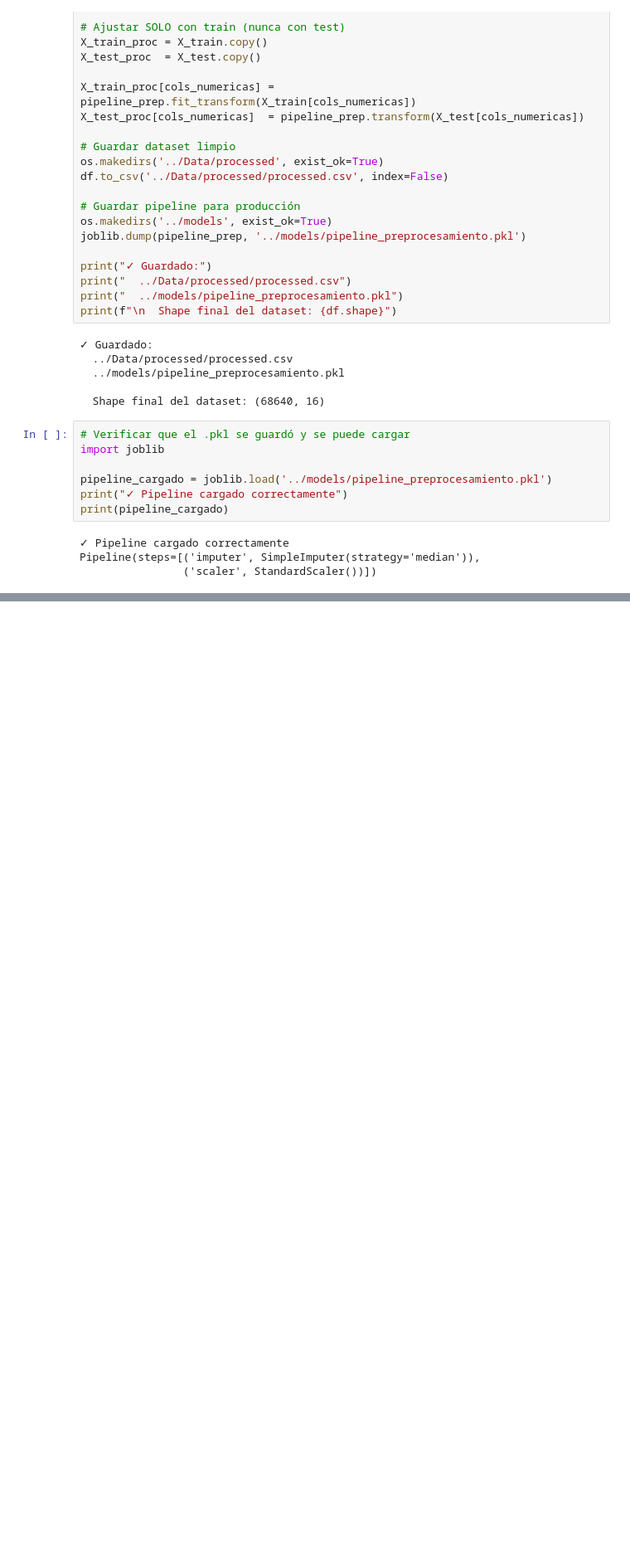
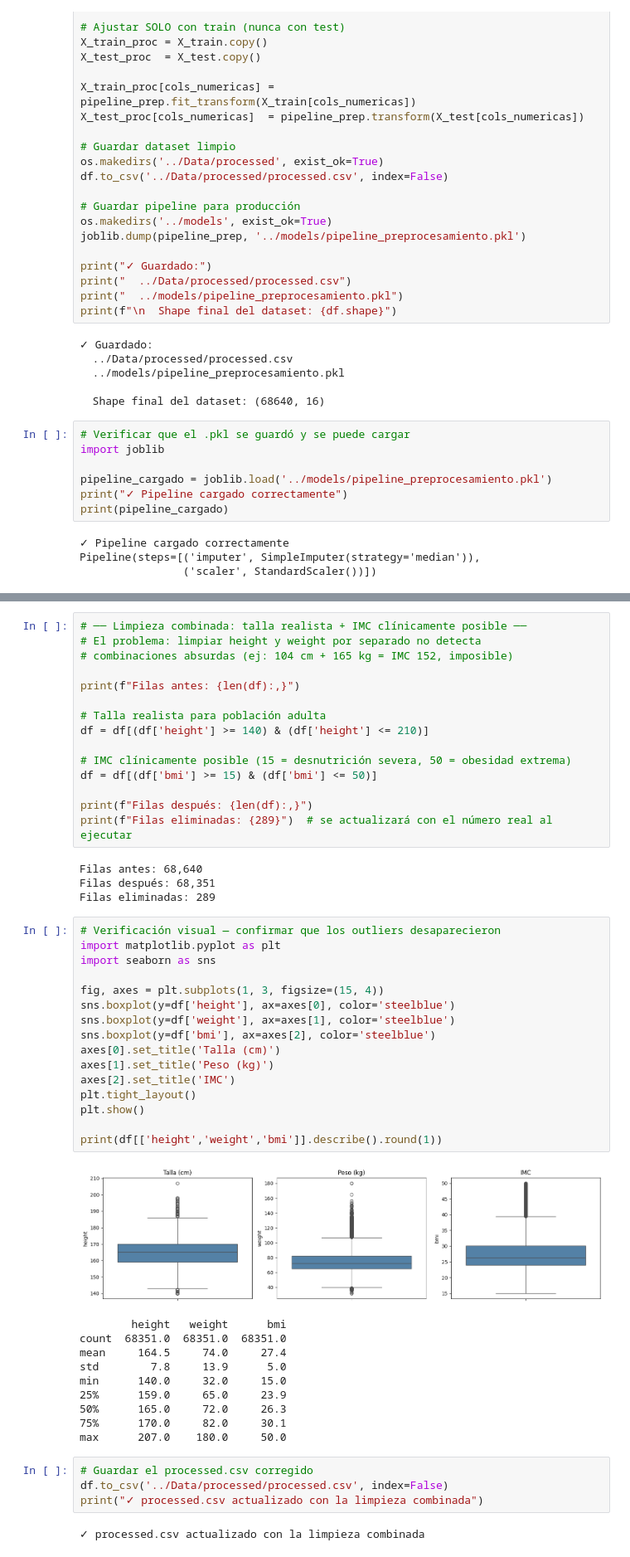
Before and after one commit to anacolinaarismendi/Cardiovascular-Disease, a Jupyter notebook: Notebooks/02_preprocesamiento.ipynb, the cells around one changed output, grey strips where cells are left out. Shown at 83% size. Drawn from its saved outputs; the diff is of its cells as text; blank space fills up the shorter version.

```diff
--- a/Notebooks/02_preprocesamiento.ipynb
+++ b/Notebooks/02_preprocesamiento.ipynb
@@ -575,0 +594,52 @@ Pipeline(steps=[('imputer', SimpleImputer(strategy='median')),
+# %%
+# ── Limpieza combinada: talla realista + IMC clínicamente posible ──
+# El problema: limpiar height y weight por separado no detecta
+# combinaciones absurdas (ej: 104 cm + 165 kg = IMC 152, imposible)
+
+print(f"Filas antes: {len(df):,}")
+
+# Talla realista para población adulta
+df = df[(df['height'] >= 140) & (df['height'] <= 210)]
+
+# IMC clínicamente posible (15 = desnutrición severa, 50 = obesidad extrema)
+df = df[(df['bmi'] >= 15) & (df['bmi'] <= 50)]
+
+print(f"Filas después: {len(df):,}")
+print(f"Filas eliminadas: {289}")  # se actualizará con el número real al ejecutar
+# %% [output]
+Filas antes: 68,640
+Filas después: 68,351
+Filas eliminadas: 289
+# %%
+# Verificación visual — confirmar que los outliers desaparecieron
+import matplotlib.pyplot as plt
+import seaborn as sns
+
+fig, axes = plt.subplots(1, 3, figsize=(15, 4))
+sns.boxplot(y=df['height'], ax=axes[0], color='steelblue')
+sns.boxplot(y=df['weight'], ax=axes[1], color='steelblue')
+sns.boxplot(y=df['bmi'], ax=axes[2], color='steelblue')
+axes[0].set_title('Talla (cm)')
+axes[1].set_title('Peso (kg)')
+axes[2].set_title('IMC')
+plt.tight_layout()
+plt.show()
+
+print(df[['height','weight','bmi']].describe().round(1))
+# %% [output]
+[figure, added]
+        height   weight      bmi
+count  68351.0  68351.0  68351.0
+mean     164.5     74.0     27.4
+std        7.8     13.9      5.0
+min      140.0     32.0     15.0
+25%      159.0     65.0     23.9
+50%      165.0     72.0     26.3
+75%      170.0     82.0     30.1
+max      207.0    180.0     50.0
+# %%
+# Guardar el processed.csv corregido
+df.to_csv('../Data/processed/processed.csv', index=False)
+print("✓ processed.csv actualizado con la limpieza combinada")
+# %% [output]
+✓ processed.csv actualizado con la limpieza combinada
```
Also changed, not shown: parts of 1 cell of this notebook.
